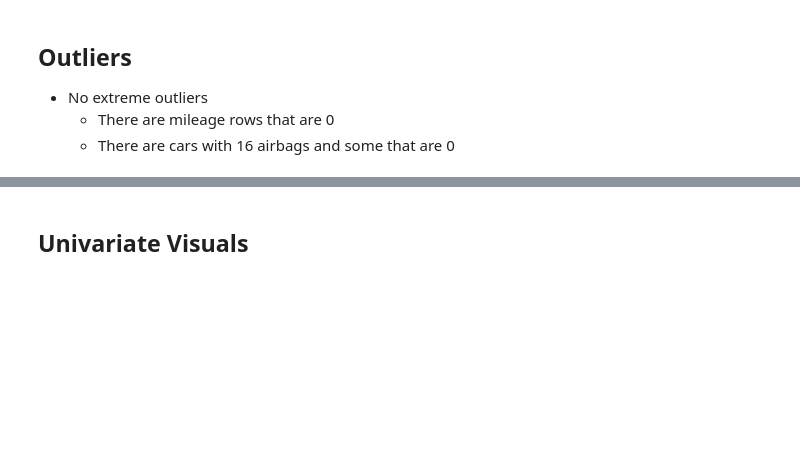
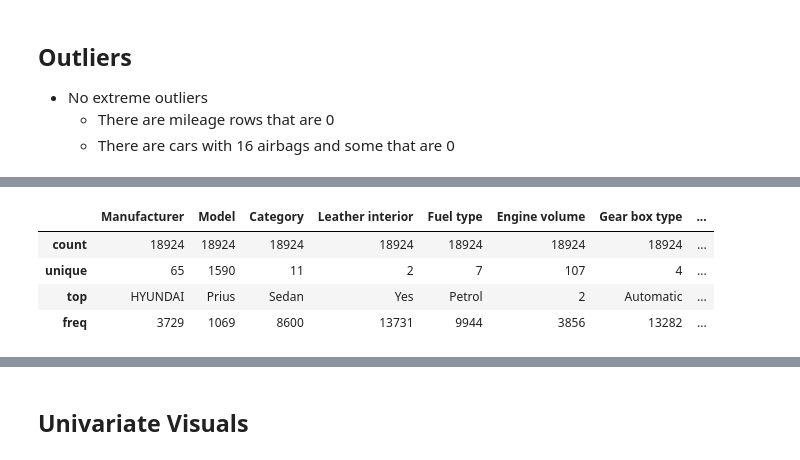
Before and after one commit to aksalas/Car-Sales, a Jupyter notebook: Car_Sales.ipynb, the cells around one changed output, grey strips where cells are left out. Saved outputs shown, nothing was run; the diff lists cells and outputs as text; code cells hidden in the pictures; blank space fills up the shorter version.

```diff
--- a/Car_Sales.ipynb
+++ b/Car_Sales.ipynb
@@ -205,3 +358,11 @@ df = df.drop(columns=['ID','Wheel'])
+# %%
+df.describe(include="object")
+# %% [output]
+|  | Manufacturer | Model | Category | Leather interior | Fuel type | Engine volume | Gear box type | ... |
+| count | 18924 | 18924 | 18924 | 18924 | 18924 | 18924 | 18924 | ... |
+| unique | 65 | 1590 | 11 | 2 | 7 | 107 | 4 | ... |
+| top | HYUNDAI | Prius | Sedan | Yes | Petrol | 2 | Automatic | ... |
+| freq | 3729 | 1069 | 8600 | 13731 | 9944 | 3856 | 13282 | ... |
 # %%
 df['Mileage'].value_counts()
 # %% [output]
```
Also changed, not shown: parts of 32 cells of this notebook.
